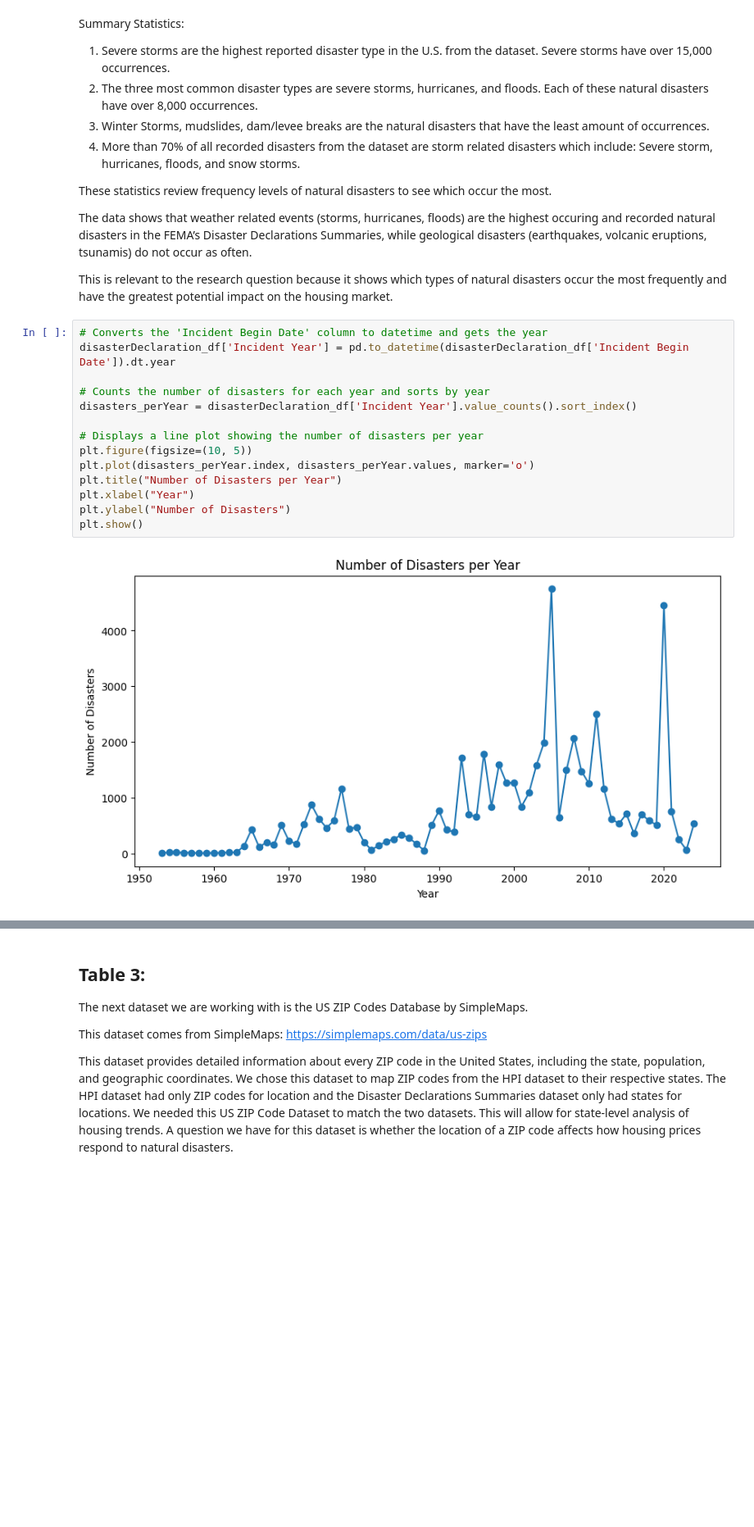
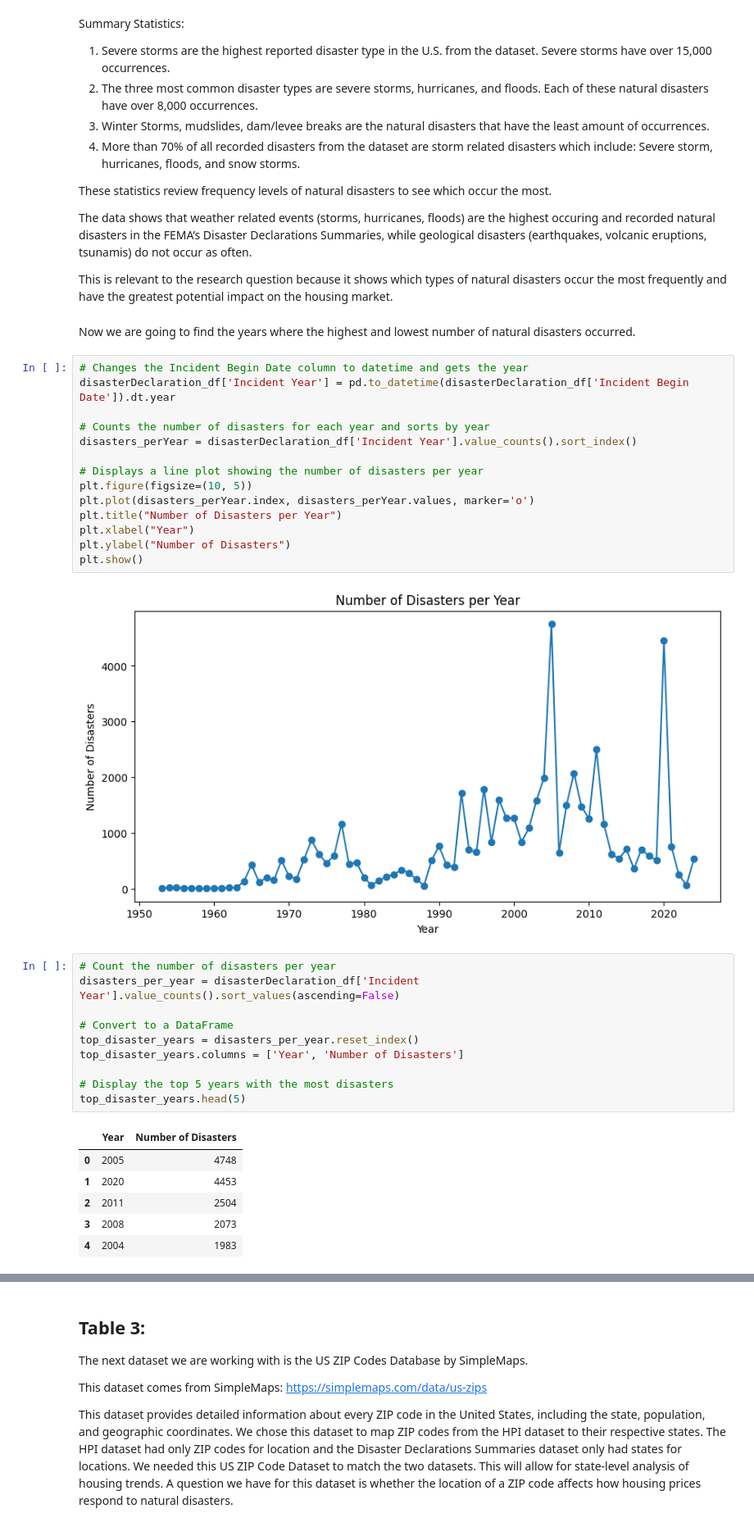
Before and after one commit to sofiadellarosa/FinalProjectDS, a Jupyter notebook: DSproject.ipynb, the cells around one changed output, grey strips where cells are left out. Shown: that part at 82% size. Saved outputs shown, nothing was run; the diff lists cells and outputs as text; blank space fills up the shorter version.

```diff
--- a/DSproject.ipynb
+++ b/DSproject.ipynb
@@ -384,8 +402,10 @@ These statistics review frequency levels of natural disasters to see which occur
 The data shows that weather related events (storms, hurricanes, floods) are the highest occuring and recorded natural disasters in the FEMA’s Disaster Declarations Summaries, while geological disasters (earthquakes, volcanic eruptions, tsunamis) do not occur as often.
 
 This is relevant to the research question because it shows which types of natural disasters occur the most frequently and have the greatest potential impact on the housing market.
+# %% [markdown]
+Now we are going to find the years where the highest and lowest number of natural disasters occurred.
 # %%
-# Converts the 'Incident Begin Date' column to datetime and gets the year
+# Changes the Incident Begin Date column to datetime and gets the year
 disasterDeclaration_df['Incident Year'] = pd.to_datetime(disasterDeclaration_df['Incident Begin Date']).dt.year
 
 # Counts the number of disasters for each year and sorts by year
@@ -400,3 +420,20 @@ plt.ylabel("Number of Disasters")
 plt.show()
 # %% [output]
 [figure]
+# %%
+# Count the number of disasters per year
+disasters_per_year = disasterDeclaration_df['Incident Year'].value_counts().sort_values(ascending=False)
+
+# Convert to a DataFrame
+top_disaster_years = disasters_per_year.reset_index()
+top_disaster_years.columns = ['Year', 'Number of Disasters']
+
+# Display the top 5 years with the most disasters
+top_disaster_years.head(5)
+# %% [output]
+|  | Year | Number of Disasters |
+| 0 | 2005 | 4748 |
+| 1 | 2020 | 4453 |
+| 2 | 2011 | 2504 |
+| 3 | 2008 | 2073 |
+| 4 | 2004 | 1983 |
```
Also changed, not shown: parts of 16 cells of this notebook.
